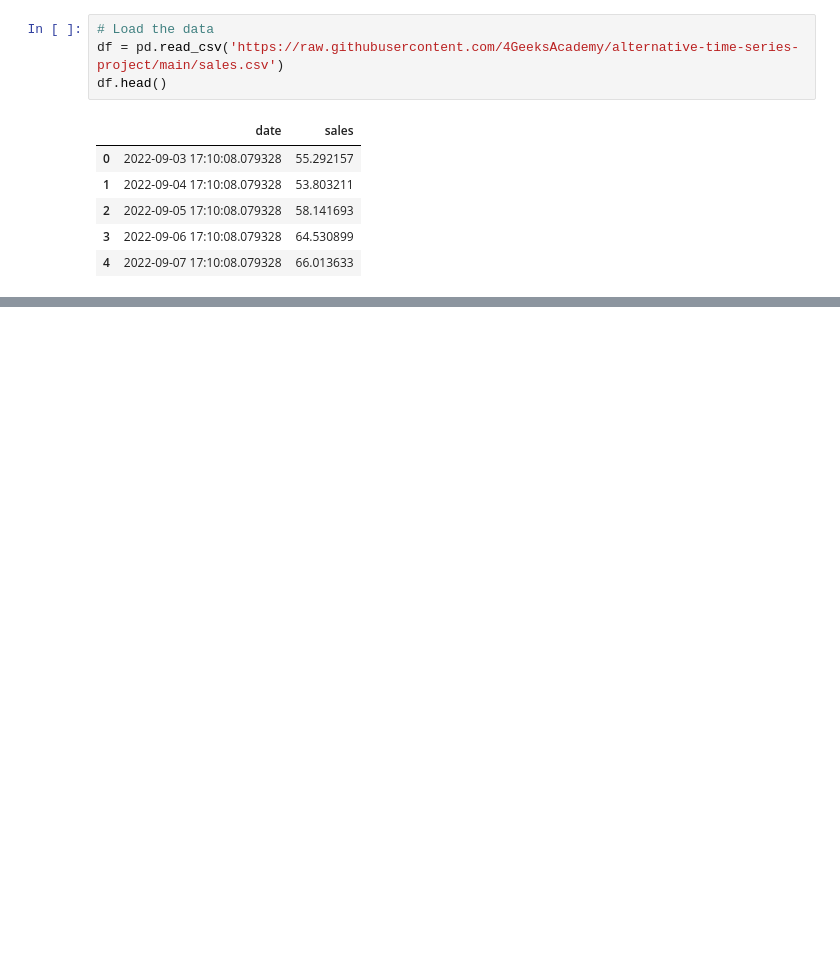
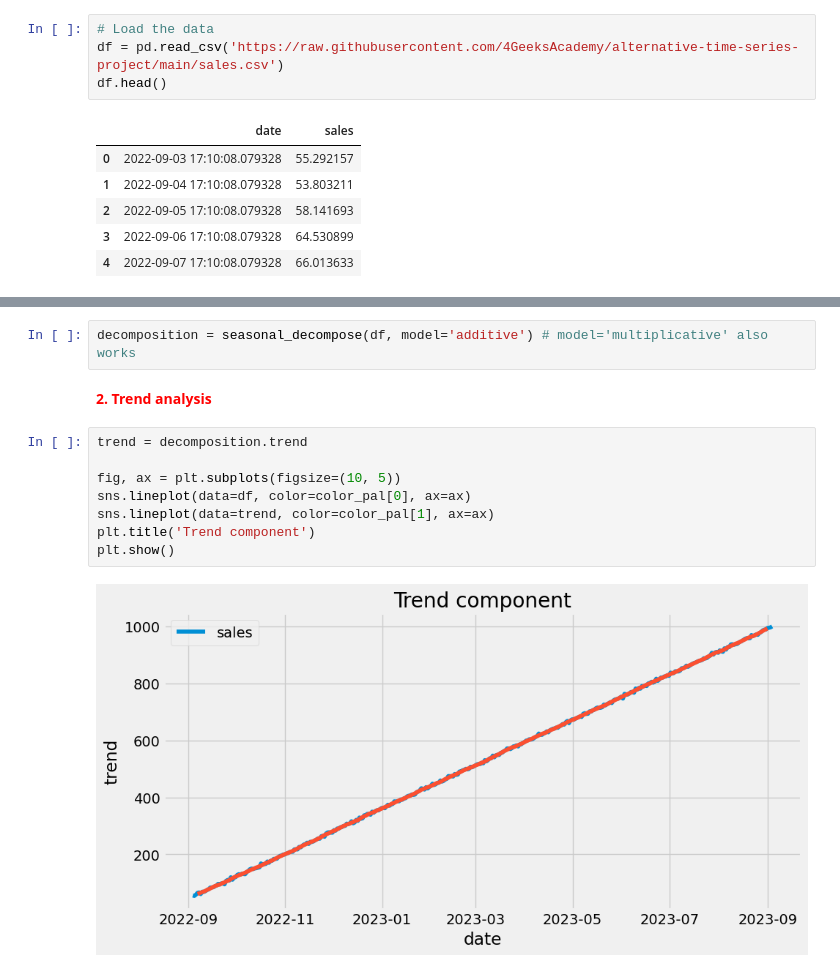
Before and after one commit to dorianDraper/Time-Series-projects, a Jupyter notebook: src/sales_project.ipynb, the cells around one changed output, grey strips where cells are left out. Drawn from its saved outputs; the diff is of its cells as text; blank space fills up the shorter version.

```diff
--- a/src/sales_project.ipynb
+++ b/src/sales_project.ipynb
@@ -16,0 +55,14 @@ df.head()
+# %%
+decomposition = seasonal_decompose(df, model='additive') # model='multiplicative' also works
+# %% [markdown]
+<b><span style="color: red">2. Trend analysis</span></b>
+# %%
+trend = decomposition.trend
+
+fig, ax = plt.subplots(figsize=(10, 5))
+sns.lineplot(data=df, color=color_pal[0], ax=ax)
+sns.lineplot(data=trend, color=color_pal[1], ax=ax)
+plt.title('Trend component')
+plt.show()
+# %% [output]
+[figure, added]
```
Also changed, not shown: parts of 26 cells of this notebook, 1 other file.
